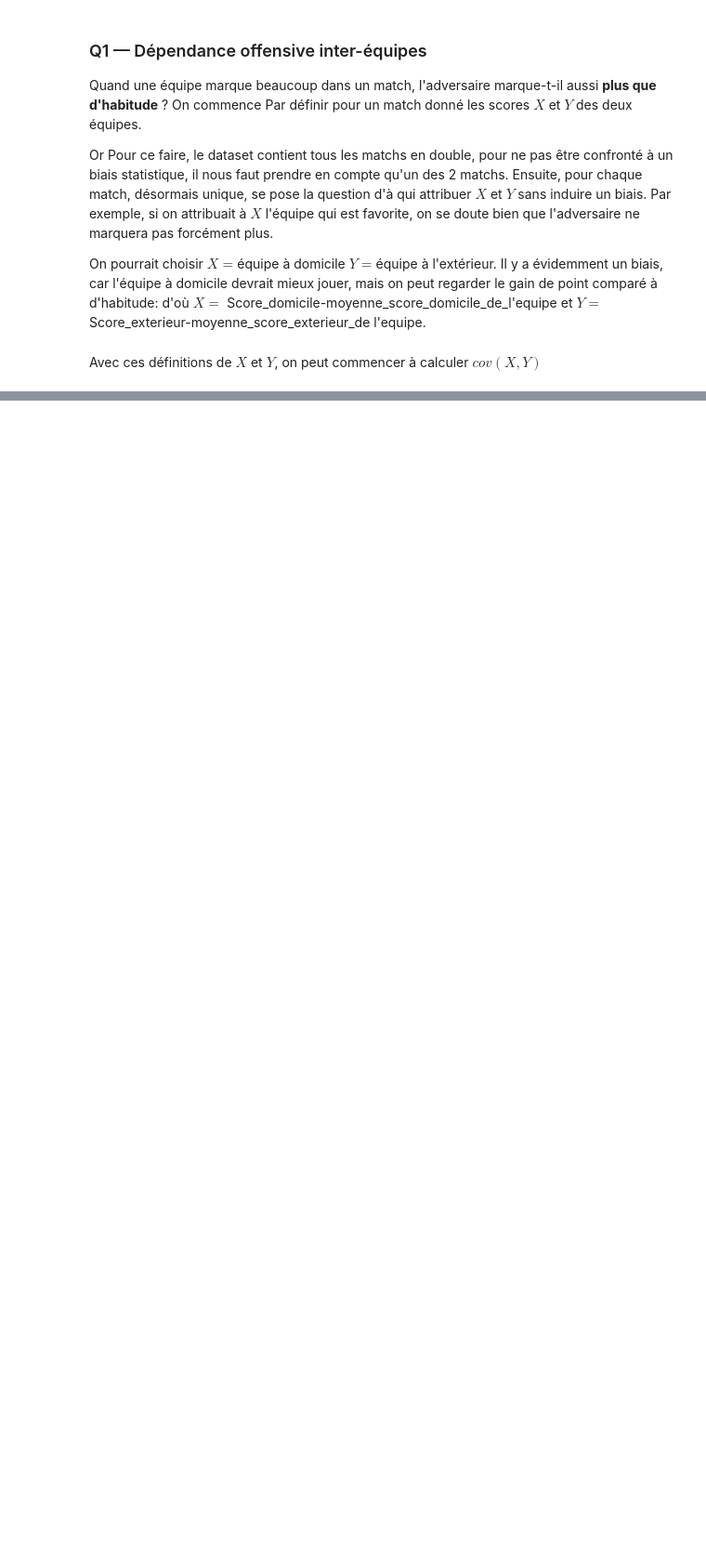
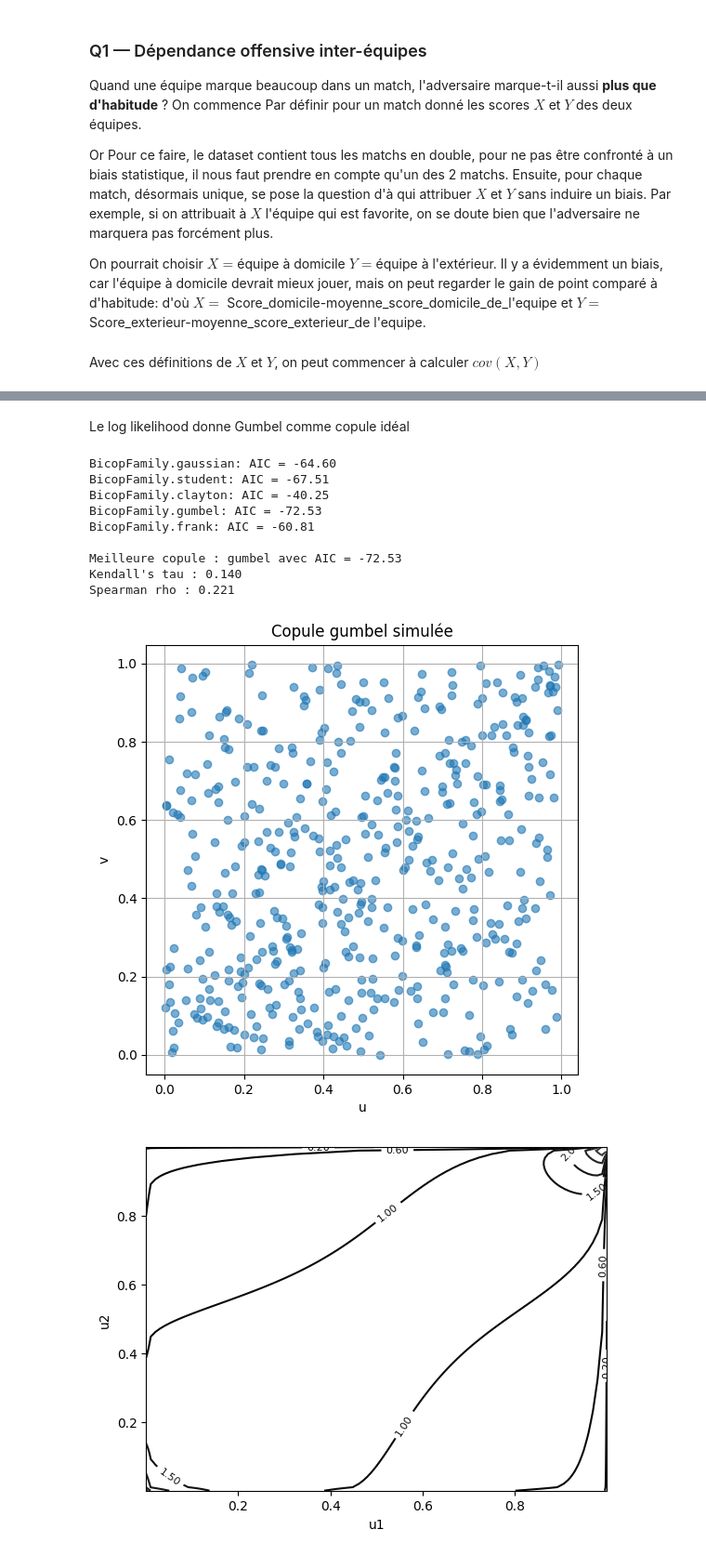
Before and after one commit to Lduvignacq/Analyse-statistique-du-momentum-dans-le-sport---Application-la-NBA, a Jupyter notebook: copule.ipynb, the cells around one changed output, grey strips where cells are left out. Shown at 93% size. Drawn from its saved outputs; the diff is of its cells as text; code cells hidden in the pictures; blank space fills up the shorter version.

```diff
--- a/copule.ipynb
+++ b/copule.ipynb
@@ -5,3 +13,0 @@ df = pd.read_csv("data/score_complete.csv")
-# %%
-df=df[["team_score","ennemy_score"]]
-print(df)
@@ -44,0 +24,6 @@ df1.head()
+# %%
+df["team_tag"]=df["matchup"].str[:3]
+df["ennemy_tag"]=df["matchup"].str[-3:]
+df["is_home"]=df["matchup"].str.contains("vs.")
+df1=df[["game_id","game_date","team_tag","ennemy_tag","team_score","ennemy_score","is_home","overtime","overtime_periods"]]
+df1.head()
@@ -44,0 +196,52 @@ df1.head()
+# %% [markdown]
+Le log likelihood donne Gumbel comme copule idéal
+# %%
+best_aic = np.inf
+best_cop = None
+best_family = None
+
+for fam in families:
+    cop = pv.Bicop(family=fam)
+    cop.fit(data)
+    aic = cop.aic(data)
+    print(f"{fam}: AIC = {aic:.2f}")
+    if aic < best_aic:
+        best_aic = aic
+        best_cop = cop
+        best_family = fam
+print(f"\nMeilleure copule : {best_family.name} avec AIC = {best_aic:.2f}")
+print(f"Kendall's tau : {best_cop.tau:.3f}")
+
+from scipy.stats import spearmanr
+# --- Calculer Spearman rho ---
+rho, _ = spearmanr(score_gap["u"], score_gap["v"])
+print(f"Spearman rho : {rho:.3f}")
+
+# --- Simuler N observations ---
+N = 500
+sim_samples = best_cop.simulate(N)
+
+# --- Visualiser la copule ---
+plt.figure(figsize=(6,6))
+plt.scatter(sim_samples[:,0], sim_samples[:,1], alpha=0.6)
+plt.title(f"Copule {best_family.name} simulée")
+plt.xlabel("u")
+plt.ylabel("v")
+plt.grid(True)
+plt.show()
+
+# --- Tracer un contour (densité) ---
+best_cop.plot(type="contour")
+plt.show()
+# %% [output]
+BicopFamily.gaussian: AIC = -64.60
+BicopFamily.student: AIC = -67.51
+BicopFamily.clayton: AIC = -40.25
+BicopFamily.gumbel: AIC = -72.53
+BicopFamily.frank: AIC = -60.81
+
+Meilleure copule : gumbel avec AIC = -72.53
+Kendall's tau : 0.140
+Spearman rho : 0.221
+[figure, added]
+[figure, added]
```
Also changed, not shown: parts of 54 cells of this notebook.
